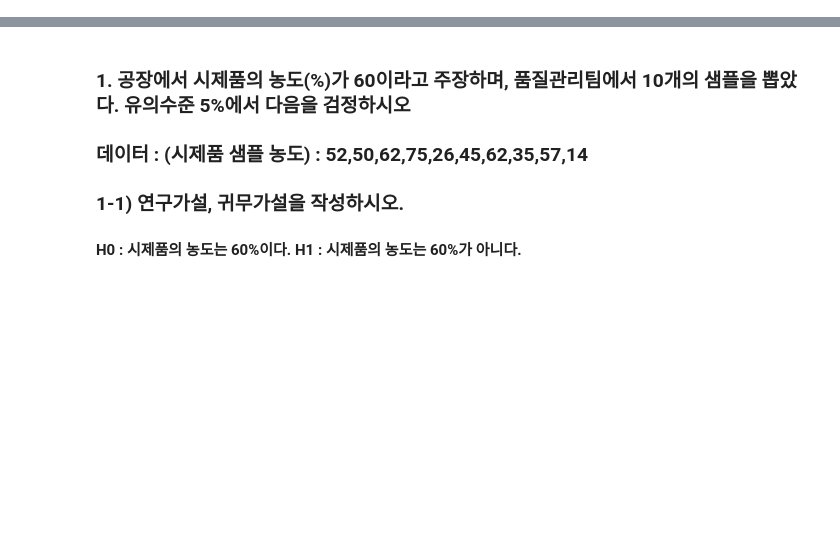
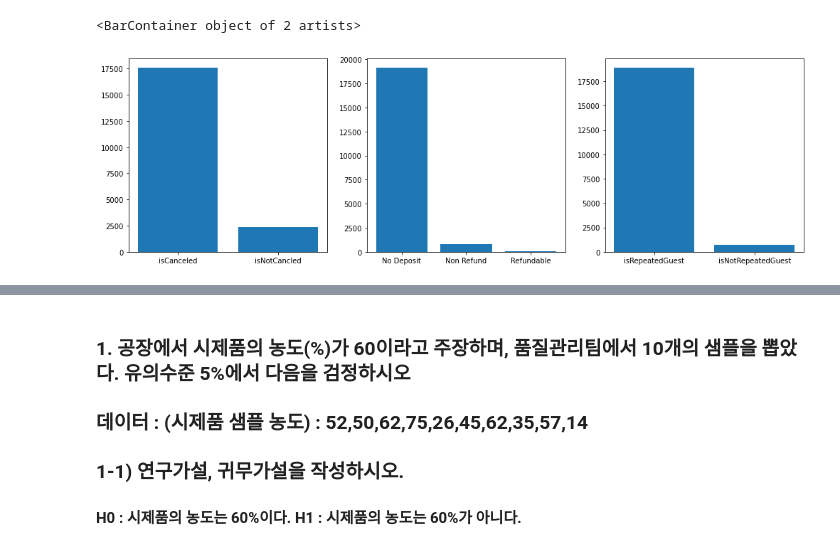
Before and after one commit to blackbutterfly0852/ADP_PRACTICE, a Jupyter notebook: 221124_23회기출.ipynb, the cells around one changed output, grey strips where cells are left out. Saved outputs shown, nothing was run; the diff lists cells and outputs as text; code cells hidden in the pictures; blank space fills up the shorter version.

```diff
--- a/221124_23회기출.ipynb
+++ b/221124_23회기출.ipynb
@@ -43,0 +90,9 @@
+# %%
+## 1-5) 범주형 변수 설명
+fig, axs = plt.subplots(1,3, figsize = (17,5))
+axs[0].bar(['isCanceled', 'isNotCancled'], df['is_canceled'].value_counts().values )
+axs[1].bar(df['deposit_type'].value_counts().index, df['deposit_type'].value_counts().values ) # > deposit_type 별 평균 adr
+axs[2].bar(['isRepeatedGuest', 'isNotRepeatedGuest'], df['is_repeated_guest'].value_counts().values )
+# %% [output]
+<BarContainer object of 2 artists>
+[figure, added]
```
Also changed, not shown: parts of 24 cells of this notebook.
